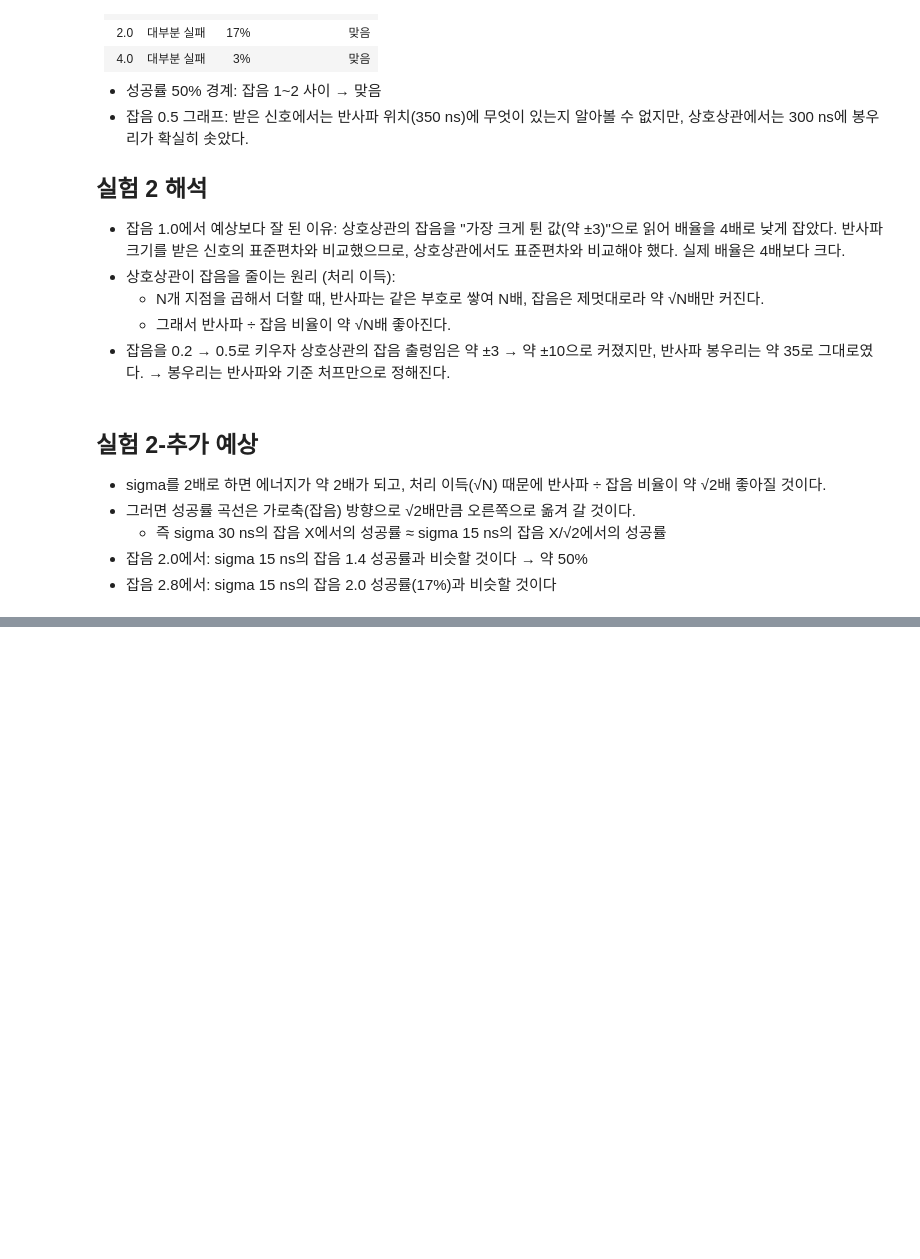
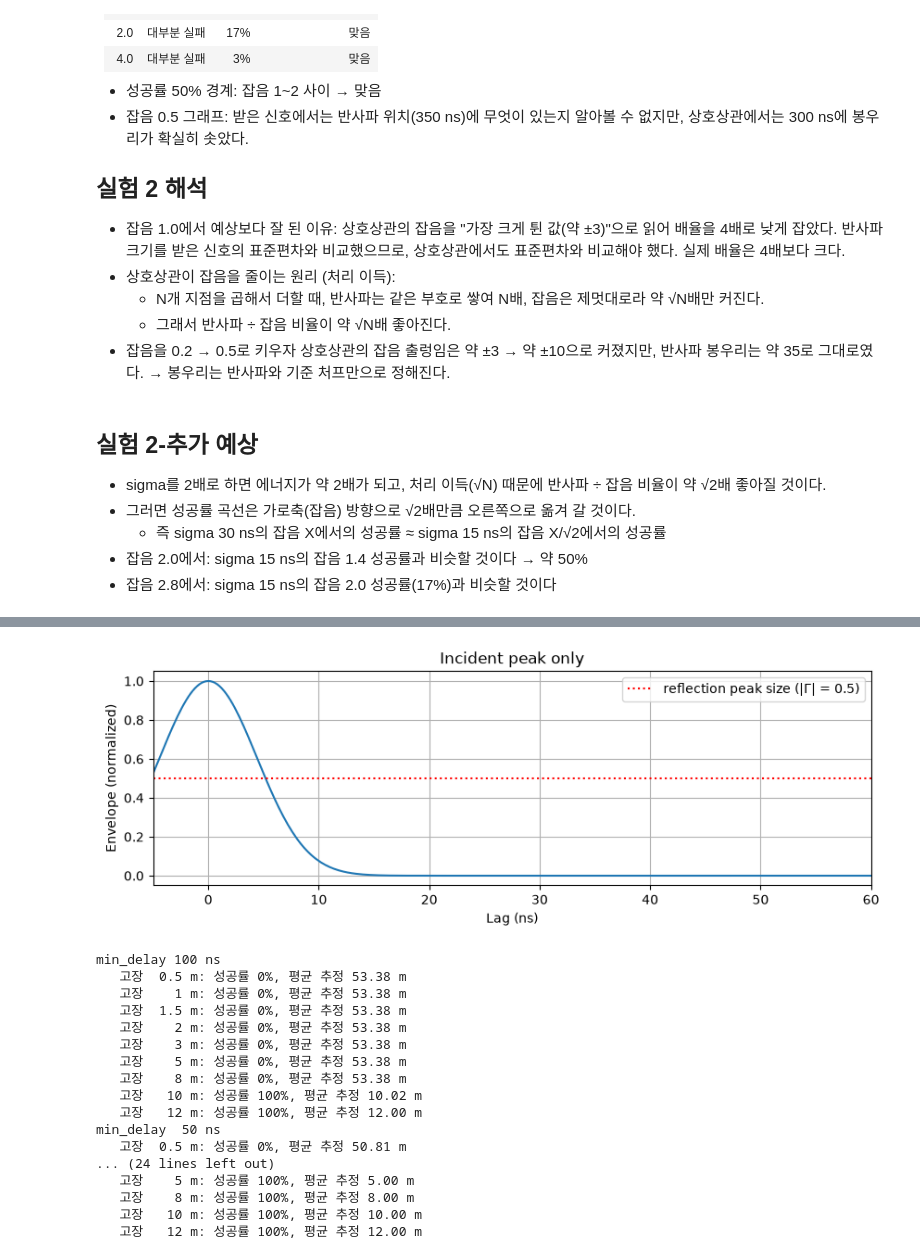
Before and after one commit to jingyu-k/tfdr-fault-localization, a Jupyter notebook: notebooks/02_resolution_and_noise.ipynb, the cells around one changed output, grey strips where cells are left out. Saved outputs shown, nothing was run; the diff lists cells and outputs as text; code cells hidden in the pictures; blank space fills up the shorter version.

```diff
--- a/notebooks/02_resolution_and_noise.ipynb
+++ b/notebooks/02_resolution_and_noise.ipynb
@@ -301,0 +390,52 @@ sigma 30 ns: [1.0, 1.0, 0.83, 0.46, 0.18, 0.08]
+# %%
+from scipy.signal import hilbert
+import tfdr_sim
+tfdr_sim.T0 = 50e-9        # 실험 2-추가에서 120 ns로 바꾼 것을 원래대로
+from tfdr_sim import simulate_received, cross_correlate, estimate_distance
+
+# ① 입사파 봉우리만 (고장 없음, 잡음 없음)
+ref, rx = simulate_received(t, [], noise_std=0, rng=np.random.default_rng(0))
+c, lags = cross_correlate(rx, ref)
+env = np.abs(hilbert(c)); env /= env.max()
+plt.figure(figsize=(10, 3))
+plt.plot(lags*1e9, env)
+plt.axhline(0.5, color="r", linestyle=":", label="reflection peak size (|Γ| = 0.5)")
+plt.xlim(-5, 60); plt.xlabel("Lag (ns)"); plt.ylabel("Envelope (normalized)")
+plt.title("Incident peak only"); plt.legend(); plt.grid(True); plt.show()
+
+# ② min_delay별 가까운 고장 성공률 (50회, 오차 0.25 m 이내 성공)
+distances = [0.5, 1, 1.5, 2, 3, 5, 8, 10, 12]
+for md in [100e-9, 50e-9, 20e-9, 10e-9]:
+    rates, means = [], []
+    for d in distances:
+        rng = np.random.default_rng(1)
+        hits, ests = 0, []
+        for _ in range(50):
+            ref, rx = simulate_received(t, [(d, -0.5)], noise_std=0.2, rng=rng)
+            c, lags = cross_correlate(rx, ref)
+            e = estimate_distance(c, lags, min_delay=md)
+            ests.append(e)
+            hits += abs(e - d) < 0.25
+        rates.append(hits / 50); means.append(np.mean(ests))
+    print(f"min_delay {md*1e9:>3.0f} ns")
+    for d, r, m in zip(distances, rates, means):
+        print(f"   고장 {d:>4} m: 성공률 {r:.0%}, 평균 추정 {m:.2f} m")
+# %% [output]
+[figure, added]
+min_delay 100 ns
+   고장  0.5 m: 성공률 0%, 평균 추정 53.38 m
+   고장    1 m: 성공률 0%, 평균 추정 53.38 m
+   고장  1.5 m: 성공률 0%, 평균 추정 53.38 m
+   고장    2 m: 성공률 0%, 평균 추정 53.38 m
+   고장    3 m: 성공률 0%, 평균 추정 53.38 m
+   고장    5 m: 성공률 0%, 평균 추정 53.38 m
+   고장    8 m: 성공률 0%, 평균 추정 53.38 m
+   고장   10 m: 성공률 100%, 평균 추정 10.02 m
+   고장   12 m: 성공률 100%, 평균 추정 12.00 m
+min_delay  50 ns
+   고장  0.5 m: 성공률 0%, 평균 추정 50.81 m
+... (24 lines left out)
+   고장    5 m: 성공률 100%, 평균 추정 5.00 m
+   고장    8 m: 성공률 100%, 평균 추정 8.00 m
+   고장   10 m: 성공률 100%, 평균 추정 10.00 m
+   고장   12 m: 성공률 100%, 평균 추정 12.00 m
```
Also changed, not shown: parts of 9 cells of this notebook, 1 other file.
